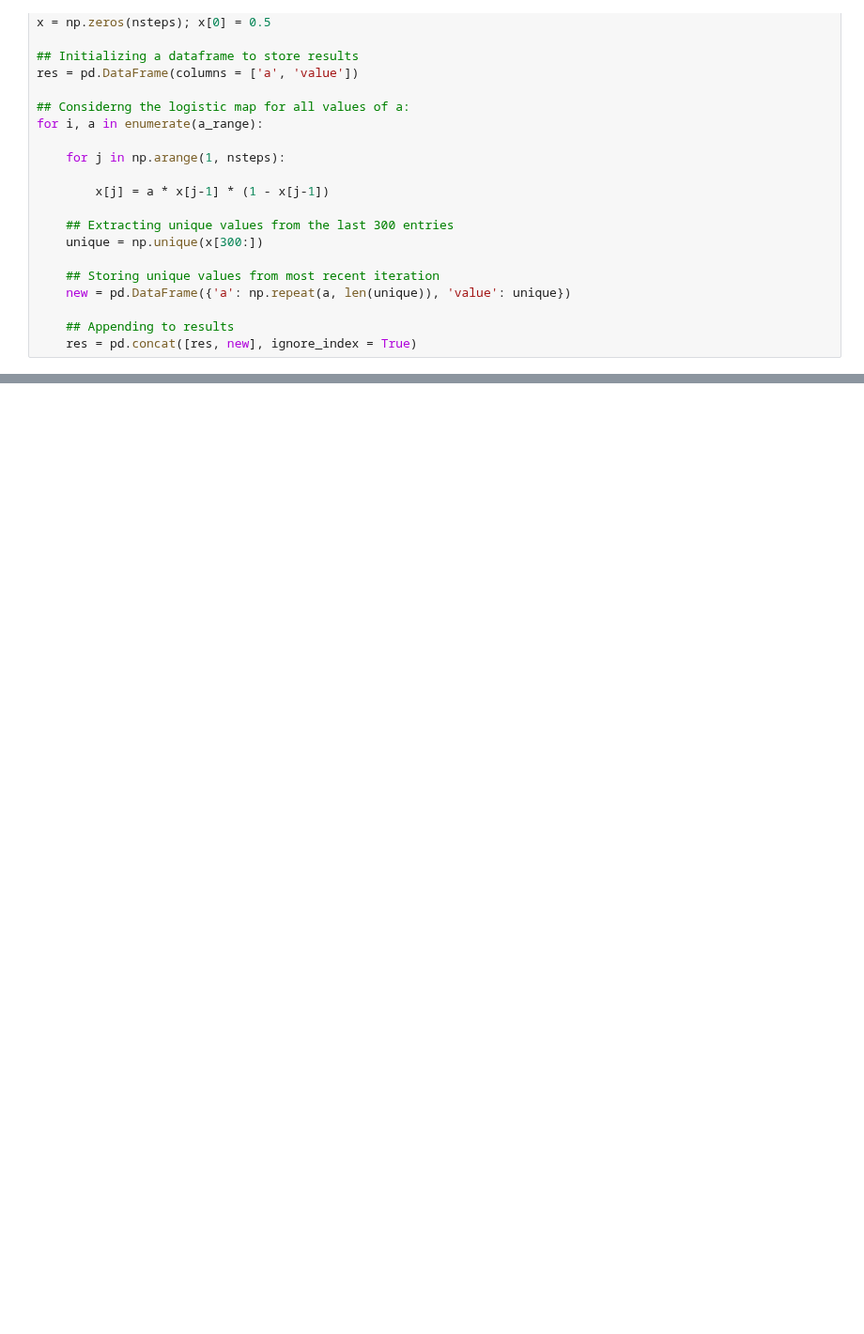
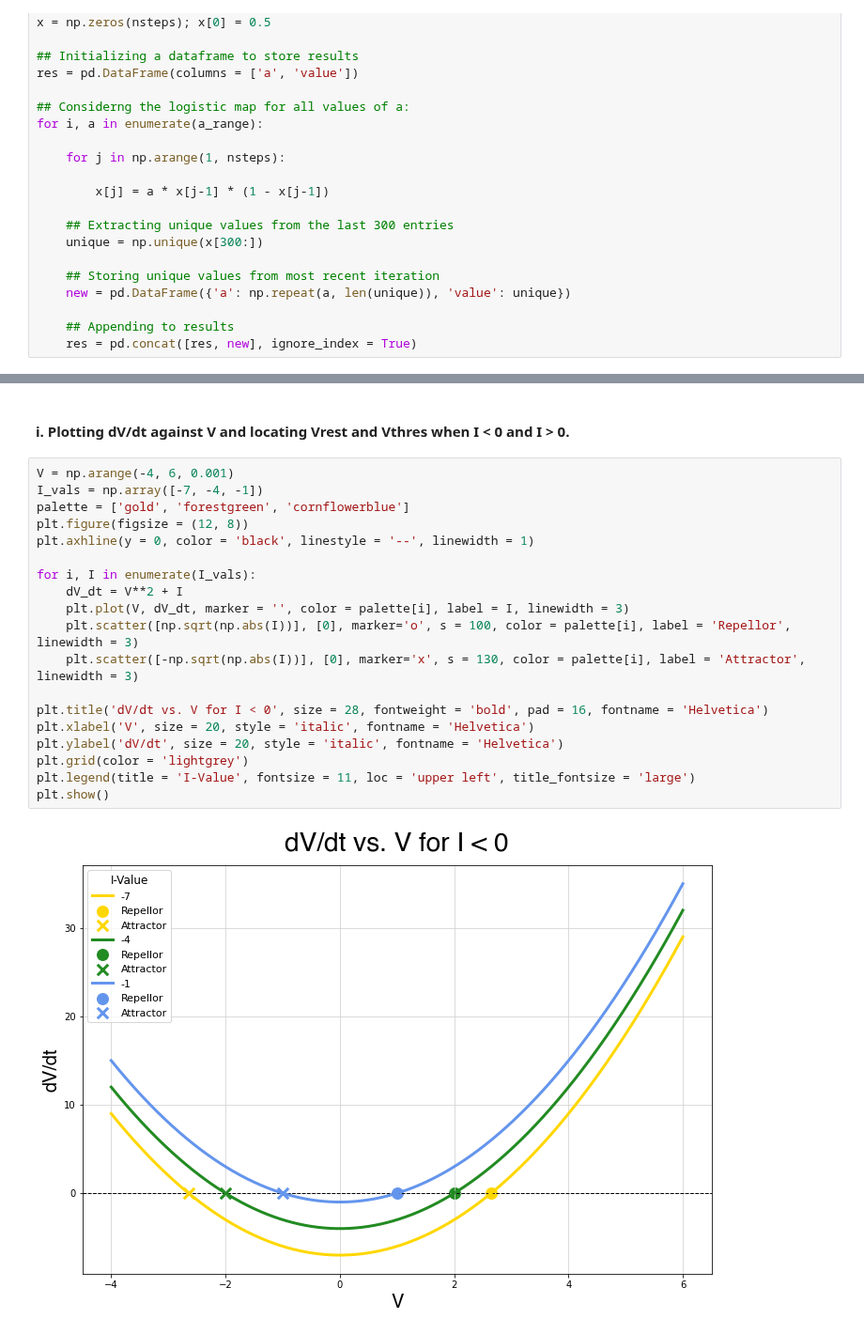
Before and after one commit to Evan-Callaghan/FieldsAcademy-NeuralNetworks, a Jupyter notebook: Assignments/assignment1.ipynb, the cells around one changed output, grey strips where cells are left out. Shown at 94% size. Saved outputs shown, nothing was run; the diff lists cells and outputs as text; blank space fills up the shorter version.

```diff
--- a/Assignments/assignment1.ipynb
+++ b/Assignments/assignment1.ipynb
@@ -423,0 +147,23 @@ plt.title('P1 : step current input')
+# %% [markdown]
+#### i. Plotting dV/dt against V and locating Vrest and Vthres when I < 0 and I > 0.
+# %%
+V = np.arange(-4, 6, 0.001)
+I_vals = np.array([-7, -4, -1])
+palette = ['gold', 'forestgreen', 'cornflowerblue']
+plt.figure(figsize = (12, 8))
+plt.axhline(y = 0, color = 'black', linestyle = '--', linewidth = 1)
+
+for i, I in enumerate(I_vals):
+    dV_dt = V**2 + I
+    plt.plot(V, dV_dt, marker = '', color = palette[i], label = I, linewidth = 3)
+    plt.scatter([np.sqrt(np.abs(I))], [0], marker='o', s = 100, color = palette[i], label = 'Repellor', linewidth = 3)
+    plt.scatter([-np.sqrt(np.abs(I))], [0], marker='x', s = 130, color = palette[i], label = 'Attractor', linewidth = 3)
+
+plt.title('dV/dt vs. V for I < 0', size = 28, fontweight = 'bold', pad = 16, fontname = 'Helvetica')
+plt.xlabel('V', size = 20, style = 'italic', fontname = 'Helvetica')
+plt.ylabel('dV/dt', size = 20, style = 'italic', fontname = 'Helvetica')
+plt.grid(color = 'lightgrey')
+plt.legend(title = 'I-Value', fontsize = 11, loc = 'upper left', title_fontsize = 'large')
+plt.show()
+# %% [output]
+[figure, added]
```
Also changed, not shown: parts of 37 cells of this notebook.
